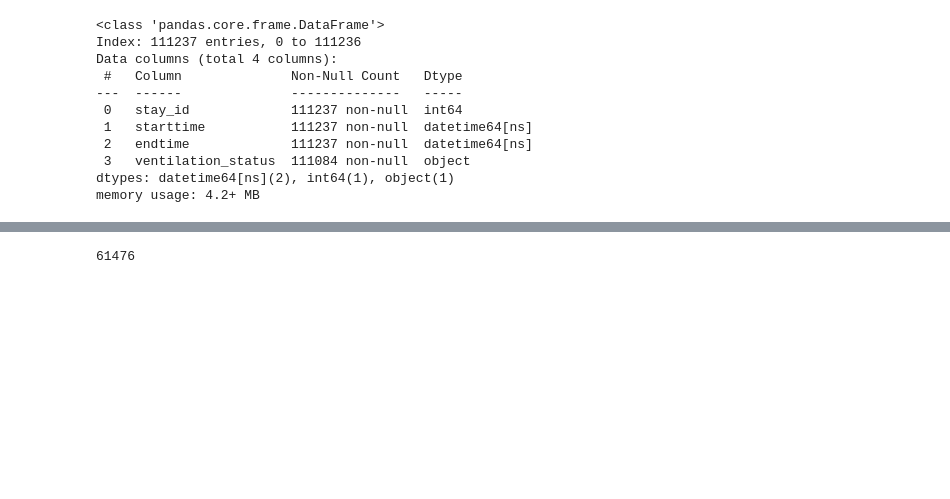
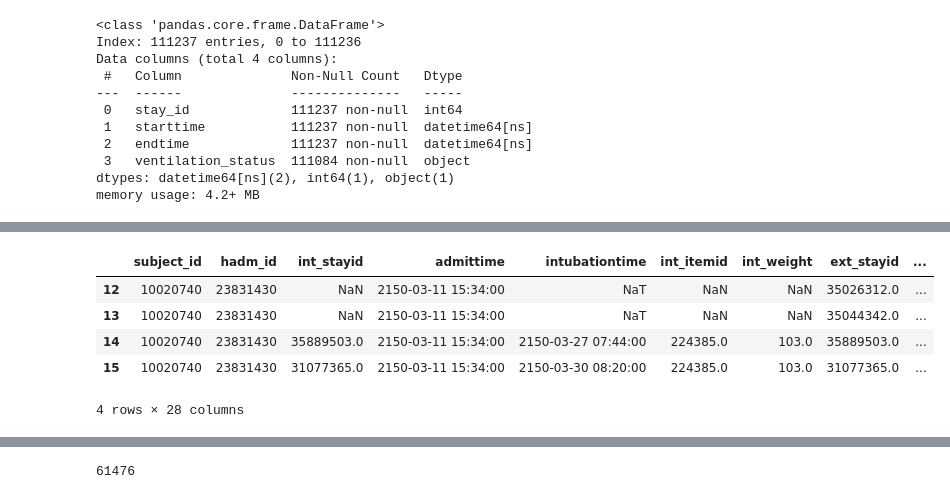
Before and after one commit to sujungleeml/P1_extubationfailure, a Jupyter notebook: 서대철/notebooks/240207_vent_test.ipynb, the cells around one changed output, grey strips where cells are left out. Cells and saved outputs as stored; diff of their text form; code cells hidden in the pictures; blank space fills up the shorter version.

```diff
--- a/서대철/notebooks/240207_vent_test.ipynb
+++ b/서대철/notebooks/240207_vent_test.ipynb
@@ -541,0 +585,10 @@ def find_approx_single_vent(ventilation_df, row):
+# %%
+testsub_int = subjectlist[subjectlist.hadm_id == 23831430]
+testsub_int
+# %% [output]
+|  | subject_id | hadm_id | int_stayid | admittime | intubationtime | int_itemid | int_weight | ext_stayid | ... |
+| 12 | 10020740 | 23831430 | NaN | 2150-03-11 15:34:00 | NaT | NaN | NaN | 35026312.0 | ... |
+| 13 | 10020740 | 23831430 | NaN | 2150-03-11 15:34:00 | NaT | NaN | NaN | 35044342.0 | ... |
+| 14 | 10020740 | 23831430 | 35889503.0 | 2150-03-11 15:34:00 | 2150-03-27 07:44:00 | 224385.0 | 103.0 | 35889503.0 | ... |
+| 15 | 10020740 | 23831430 | 31077365.0 | 2150-03-11 15:34:00 | 2150-03-30 08:20:00 | 224385.0 | 103.0 | 31077365.0 | ... |
+4 rows × 28 columns
```
Also changed, not shown: parts of 17 cells of this notebook, 4 other files.
